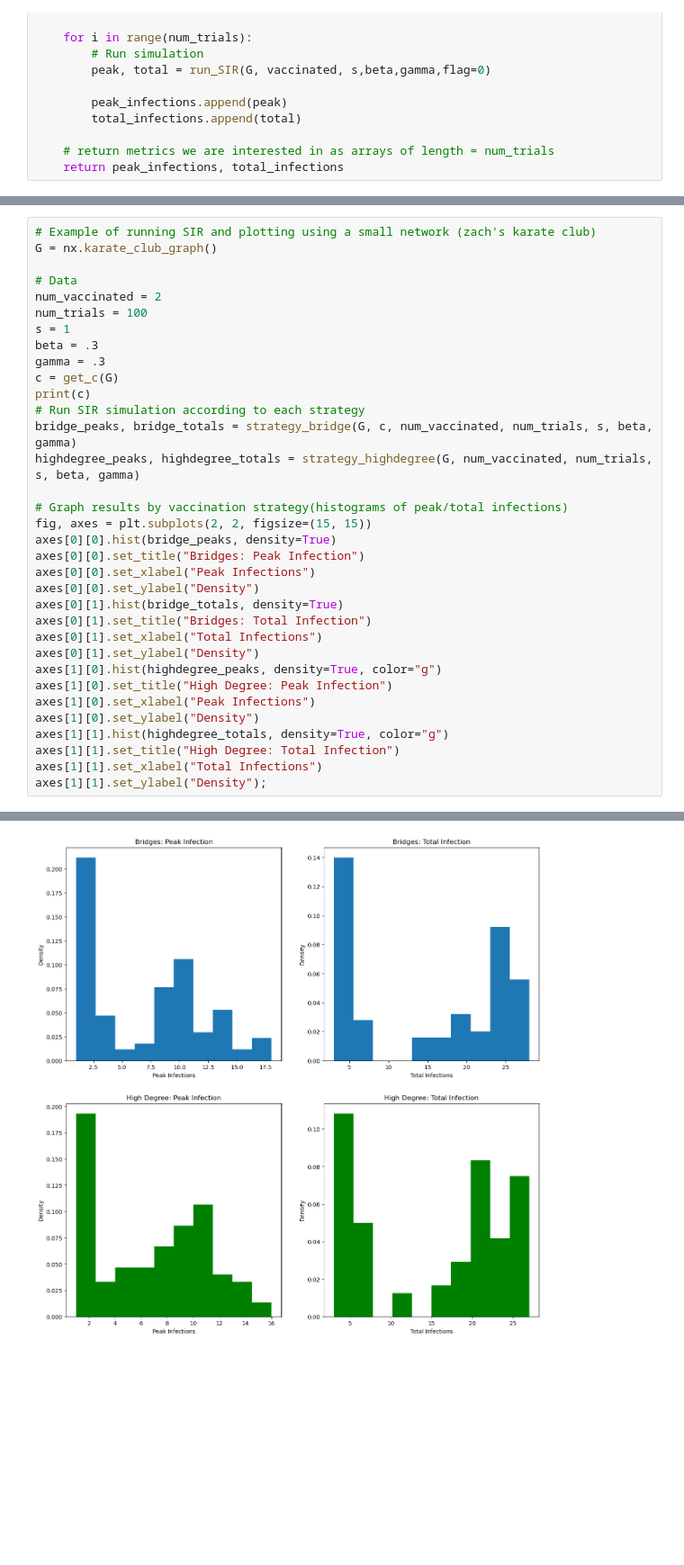
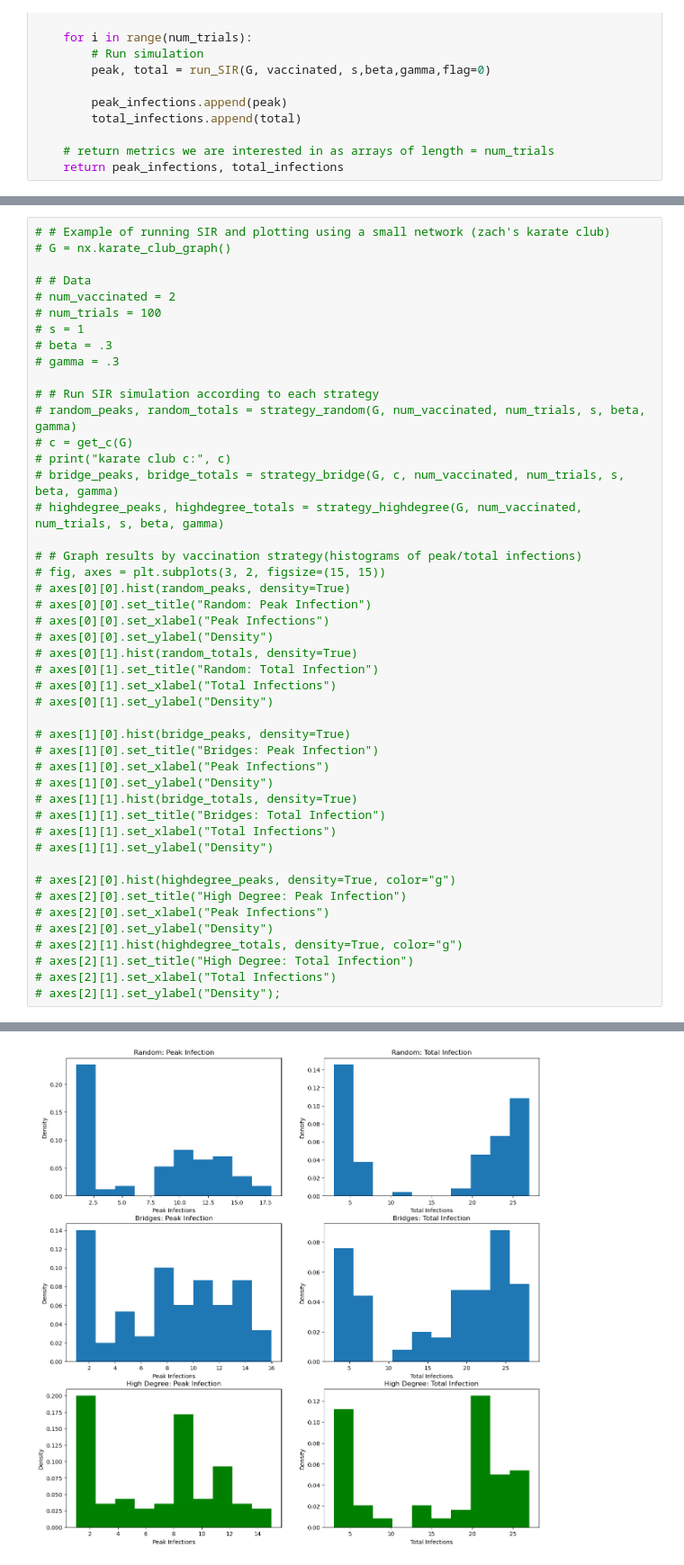
Before and after one commit to Kevin2197/Bio-Networkx-Project, a Jupyter notebook: script.ipynb, the cells around one changed output, grey strips where cells are left out. Shown at 90% size. Saved outputs shown, nothing was run; the diff lists cells and outputs as text; blank space fills up the shorter version.

```diff
--- a/script.ipynb
+++ b/script.ipynb
@@ -435,37 +463,49 @@ def strategy_highdegree(G, num_vaccinated, num_trials, s = 1, beta=.3, gamma=.3)
 
     return peak_infections, total_infections
 # %%
-# Example of running SIR and plotting using a small network (zach's karate club)
-G = nx.karate_club_graph()
+# # Example of running SIR and plotting using a small network (zach's karate club)
+# G = nx.karate_club_graph()
 
-# Data
-num_vaccinated = 2
-num_trials = 100
-s = 1
-beta = .3
-gamma = .3
-c = get_c(G)
-print(c)
-# Run SIR simulation according to each strategy
-bridge_peaks, bridge_totals = strategy_bridge(G, c, num_vaccinated, num_trials, s, beta, gamma)
-highdegree_peaks, highdegree_totals = strategy_highdegree(G, num_vaccinated, num_trials, s, beta, gamma)
+# # Data
+# num_vaccinated = 2
+# num_trials = 100
+# s = 1
+# beta = .3
+# gamma = .3
 
-# Graph results by vaccination strategy(histograms of peak/total infections)
-fig, axes = plt.subplots(2, 2, figsize=(15, 15))
-axes[0][0].hist(bridge_peaks, density=True)
-axes[0][0].set_title("Bridges: Peak Infection")
-axes[0][0].set_xlabel("Peak Infections")
-axes[0][0].set_ylabel("Density")
-axes[0][1].hist(bridge_totals, density=True)
-axes[0][1].set_title("Bridges: Total Infection")
-axes[0][1].set_xlabel("Total Infections")
-axes[0][1].set_ylabel("Density")
-axes[1][0].hist(highdegree_peaks, density=True, color="g")
-axes[1][0].set_title("High Degree: Peak Infection")
-axes[1][0].set_xlabel("Peak Infections")
-axes[1][0].set_ylabel("Density")
-axes[1][1].hist(highdegree_totals, density=True, color="g")
-axes[1][1].set_title("High Degree: Total Infection")
-axes[1][1].set_xlabel("Total Infections")
-axes[1][1].set_ylabel("Density");
+# # Run SIR simulation according to each strategy
+# random_peaks, random_totals = strategy_random(G, num_vaccinated, num_trials, s, beta, gamma)
+# c = get_c(G)
+# print("karate club c:", c)
+# bridge_peaks, bridge_totals = strategy_bridge(G, c, num_vaccinated, num_trials, s, beta, gamma)
+# highdegree_peaks, highdegree_totals = strategy_highdegree(G, num_vaccinated, num_trials, s, beta, gamma)
+
+# # Graph results by vaccination strategy(histograms of peak/total infections)
+# fig, axes = plt.subplots(3, 2, figsize=(15, 15))
+# axes[0][0].hist(random_peaks, density=True)
+# axes[0][0].set_title("Random: Peak Infection")
+# axes[0][0].set_xlabel("Peak Infections")
+# axes[0][0].set_ylabel("Density")
+# axes[0][1].hist(random_totals, density=True)
+# axes[0][1].set_title("Random: Total Infection")
+# axes[0][1].set_xlabel("Total Infections")
+# axes[0][1].set_ylabel("Density")
+
+# axes[1][0].hist(bridge_peaks, density=True)
+# axes[1][0].set_title("Bridges: Peak Infection")
+# axes[1][0].set_xlabel("Peak Infections")
+# axes[1][0].set_ylabel("Density")
+# axes[1][1].hist(bridge_totals, density=True)
+# axes[1][1].set_title("Bridges: Total Infection")
+# axes[1][1].set_xlabel("Total Infections")
+# axes[1][1].set_ylabel("Density")
+
+# axes[2][0].hist(highdegree_peaks, density=True, color="g")
+# axes[2][0].set_title("High Degree: Peak Infection")
+# axes[2][0].set_xlabel("Peak Infections")
+# axes[2][0].set_ylabel("Density")
+# axes[2][1].hist(highdegree_totals, density=True, color="g")
+# axes[2][1].set_title("High Degree: Total Infection")
+# axes[2][1].set_xlabel("Total Infections")
+# axes[2][1].set_ylabel("Density");
 # %% [output]
@@ -473 +513 @@ axes[1][1].set_ylabel("Density");
-[figure, old version]
+[figure, new version]
```
Also changed, not shown: parts of 9 cells of this notebook, 1 other file.
